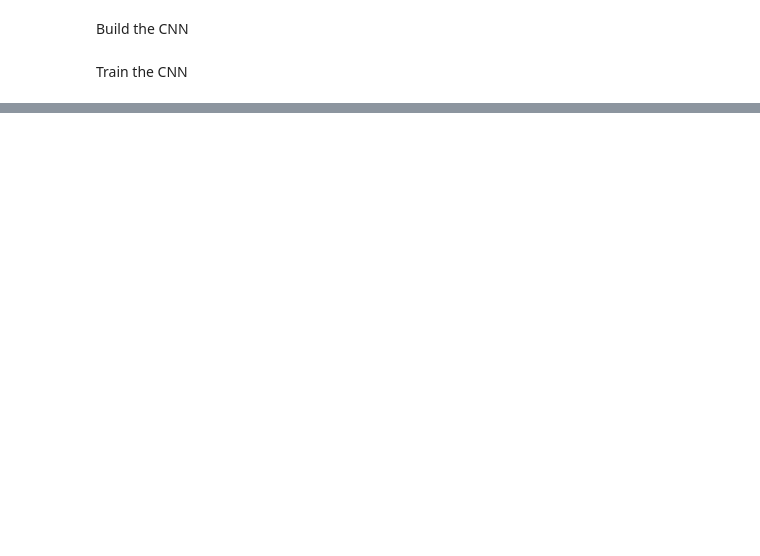
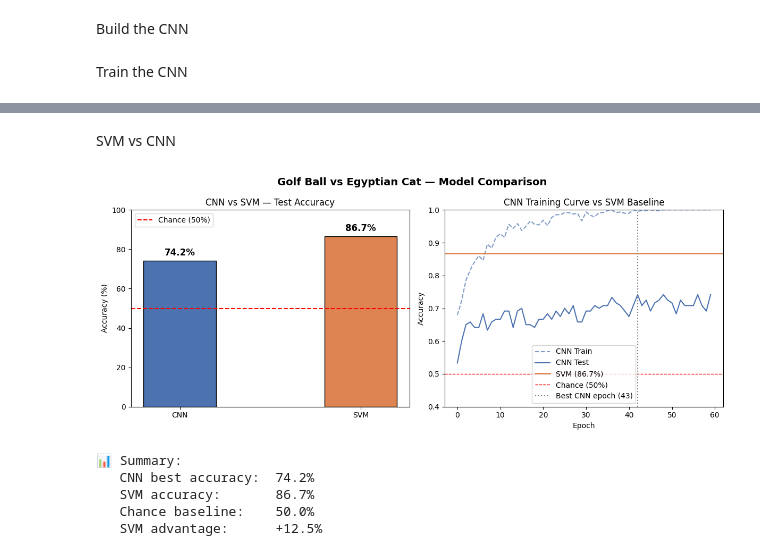
Before and after one commit to zzzanee/2026_FinalProject_EEG, a Jupyter notebook: eeg_testing.ipynb, the cells around one changed output, grey strips where cells are left out. Cells and saved outputs as stored; diff of their text form; code cells hidden in the pictures; blank space fills up the shorter version.

```diff
--- a/eeg_testing.ipynb
+++ b/eeg_testing.ipynb
@@ -320,0 +417,52 @@ Feature shape: (600, 105)
+# %% [markdown]
+SVM vs CNN
+# %%
+import matplotlib.pyplot as plt
+import numpy as np
+
+# ── Results ──────────────────────────────────────────────────────────────────
+models      = ['CNN', 'SVM']
+accuracies  = [cnn_acc * 100, 86.7]
+colors      = ['#4C72B0', '#DD8452']
+
+fig, axes = plt.subplots(1, 2, figsize=(12, 5))
+
+# ── Bar chart ─────────────────────────────────────────────────────────────────
+bars = axes[0].bar(models, accuracies, color=colors, width=0.4, edgecolor='black')
+axes[0].axhline(y=50, color='red', linestyle='--', linewidth=1.5, label='Chance (50%)')
+axes[0].set_ylim(0, 100)
+axes[0].set_ylabel('Accuracy (%)')
+axes[0].set_title('CNN vs SVM — Test Accuracy')
+axes[0].legend()
+for bar, acc in zip(bars, accuracies):
+    axes[0].text(bar.get_x() + bar.get_width()/2, bar.get_height() + 1.5,
+                 f'{acc:.1f}%', ha='center', va='bottom', fontweight='bold', fontsize=12)
+
+# ── CNN training curve ────────────────────────────────────────────────────────
+axes[1].plot(train_accs, label='CNN Train', color='#4C72B0', linestyle='--', alpha=0.7)
+axes[1].plot(test_accs,  label='CNN Test',  color='#4C72B0')
+axes[1].axhline(y=0.867, color='#DD8452', linestyle='-', linewidth=2, label=f'SVM (86.7%)')
+axes[1].axhline(y=0.50,  color='red',     linestyle='--', linewidth=1, label='Chance (50%)')
+axes[1].axvline(x=best_epoch-1, color='gray', linestyle=':', label=f'Best CNN epoch ({best_epoch})')
+axes[1].set_ylim(0.4, 1.0)
+axes[1].set_xlabel('Epoch')
+axes[1].set_ylabel('Accuracy')
+axes[1].set_title('CNN Training Curve vs SVM Baseline')
+axes[1].legend()
+
+plt.suptitle('Golf Ball vs Egyptian Cat — Model Comparison', fontsize=14, fontweight='bold')
+plt.tight_layout()
+plt.show()
+
+print(f"\n📊 Summary:")
+print(f"   CNN best accuracy:  {cnn_acc*100:.1f}%")
+print(f"   SVM accuracy:       86.7%")
+print(f"   Chance baseline:    50.0%")
+print(f"   SVM advantage:      +{86.7 - cnn_acc*100:.1f}%")
+# %% [output]
+[figure, added]
+📊 Summary:
+   CNN best accuracy:  74.2%
+   SVM accuracy:       86.7%
+   Chance baseline:    50.0%
+   SVM advantage:      +12.5%
```
Also changed, not shown: parts of 15 cells of this notebook, 1 other file.
